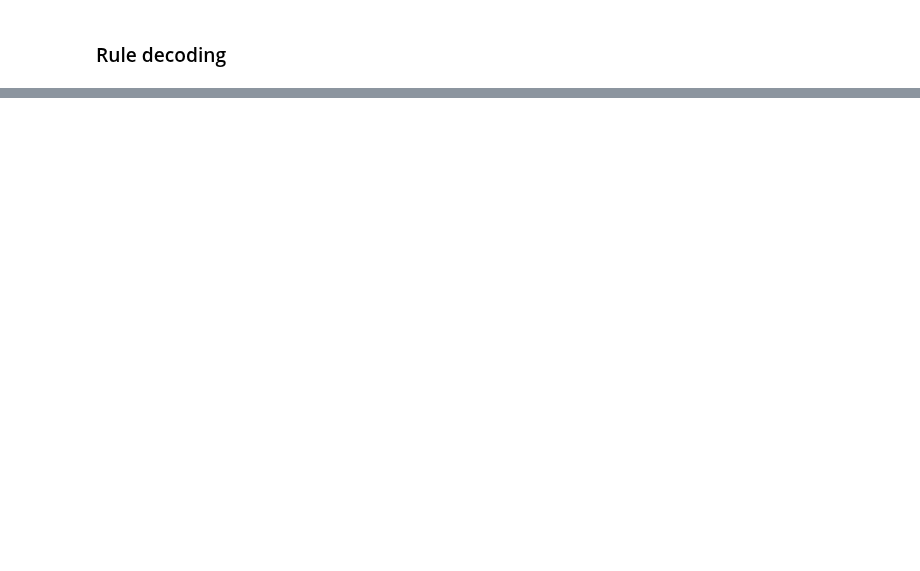
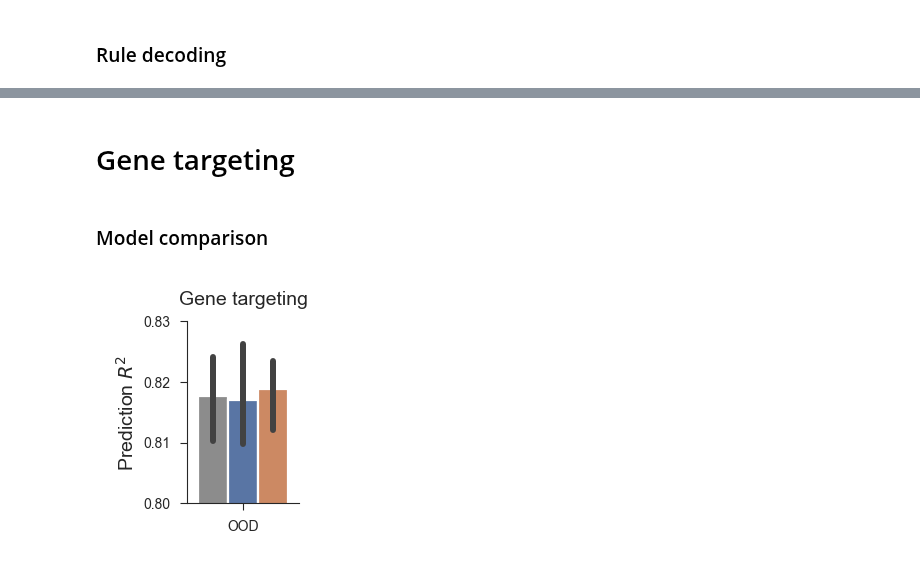
Before and after one commit to EricElmoznino/explicit_implicit_icl, a Jupyter notebook: notebooks/paper/figures.ipynb, the cells around one changed output, grey strips where cells are left out. Saved outputs shown, nothing was run; the diff lists cells and outputs as text; code cells hidden in the pictures; blank space fills up the shorter version.

```diff
--- a/notebooks/paper/figures.ipynb
+++ b/notebooks/paper/figures.ipynb
@@ -203,0 +236,42 @@ plt.show()
+# %% [markdown]
+# Gene targeting
+# %% [markdown]
+### Model comparison
+# %%
+data = get_run_performances(
+    wandb_username="ericelmoznino",
+    dataset="gene_crispr",
+    compare_across=["model"],
+    comparison_metrics=["val/R2"],
+    filters={
+        "config.model": {
+            "$in": [
+                "implicit-dropout",
+                "explicit-transformer-dropoutcontext",
+                "explicit-mlp",
+            ]
+        },
+    },
+    save_path="data/gene_model_comparison.csv",
+)
+data["model"] = data["model"].replace(
+    {
+        "implicit-dropout": "implicit",
+        "explicit-transformer-dropoutcontext": "explicit-transformer",
+    }
+)
+
+fig, ax = plt.subplots(figsize=(1, 1.3))
+model_comparison_barplot(
+    data=data,
+    metrics="val/R2",
+    metric_short_names={"val/R2": "OOD"},
+    metric_units=r"Prediction $R^2$",
+    ax=ax,
+)
+ax.set(ylim=(0.8, 0.83), title="Gene targeting", yticks=[0.8, 0.81, 0.82, 0.83])
+ax.legend(loc="upper right").remove()
+fig.savefig("saved/gene_model_comparison.pdf")
+plt.show()
+# %% [output]
+[figure, added]
```
Also changed, not shown: parts of 10 cells of this notebook, 12 other files.
